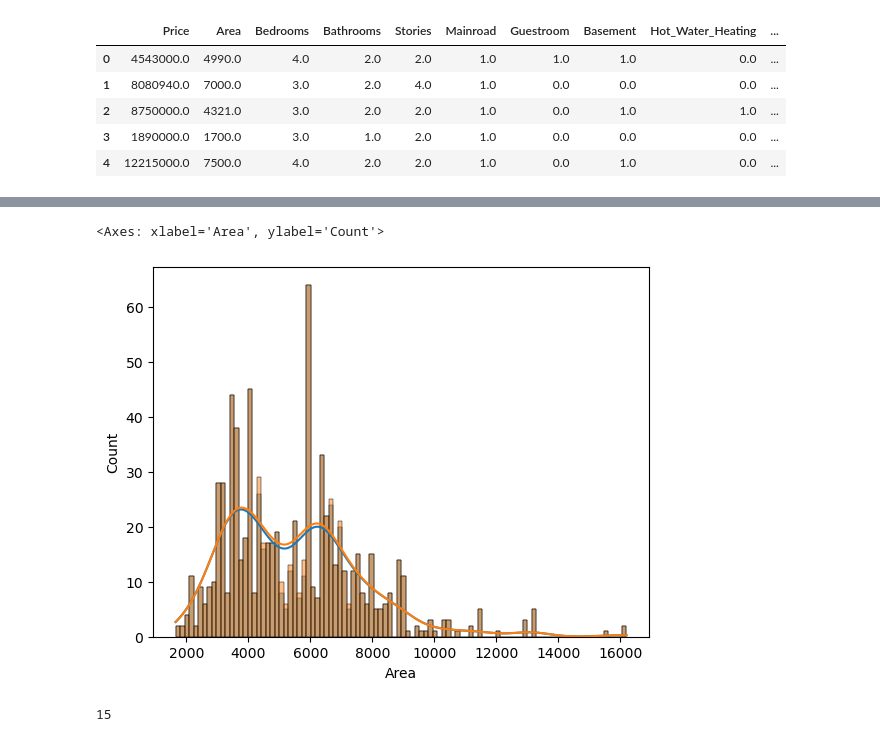
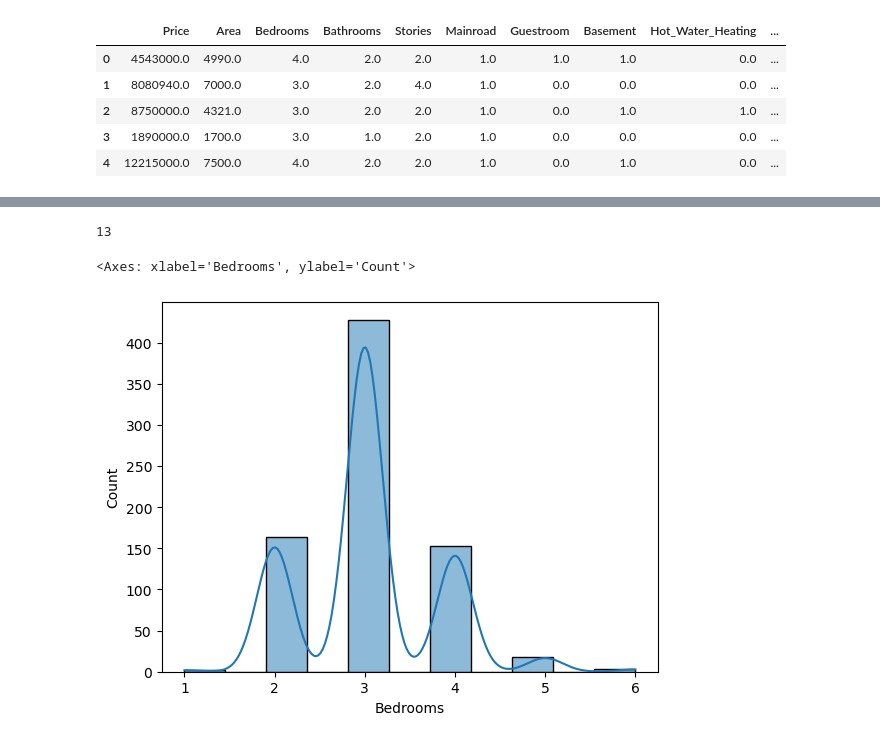
Before and after one commit to ThibaudGENEL/HousingPrice, a Jupyter notebook: notebookThib.ipynb, the cells around one changed output, grey strips where cells are left out. Cells and saved outputs as stored; diff of their text form; code cells hidden in the pictures.

```diff
--- a/notebookThib.ipynb
+++ b/notebookThib.ipynb
@@ -40,4 +43,6 @@ df.describe().T
 # %%
 df.drop(labels = ["House_Age"], axis=1, inplace = True, errors="ignore")
 df.dropna(how="any").shape
+df.dropna(subset=["Price"], inplace = True)
+df.shape
 # %% [output]
@@ -102,14 +59,12 @@ Notes:
 # %%
 data2 = df.copy()
 data2["Area"].fillna(data2["Area"].median(), inplace = True)
-# %%
-sns.histplot(df["Area"], bins=100, kde=True)
-sns.histplot(data["Area"], bins=100, kde = True)
-# sns.histplot(data2["Area"], bins=30, kde = True)
-# %% [output]
-<Axes: xlabel='Area', ylabel='Count'>
-[figure, removed]
 # %%
 df["Area"].isna().sum()
 # %% [output]
-15
+13
+# %%
+sns.histplot(df["Bedrooms"], kde= True)
+# %% [output]
+<Axes: xlabel='Bedrooms', ylabel='Count'>
+[figure, added]
```
Also changed, not shown: parts of 18 cells of this notebook.
